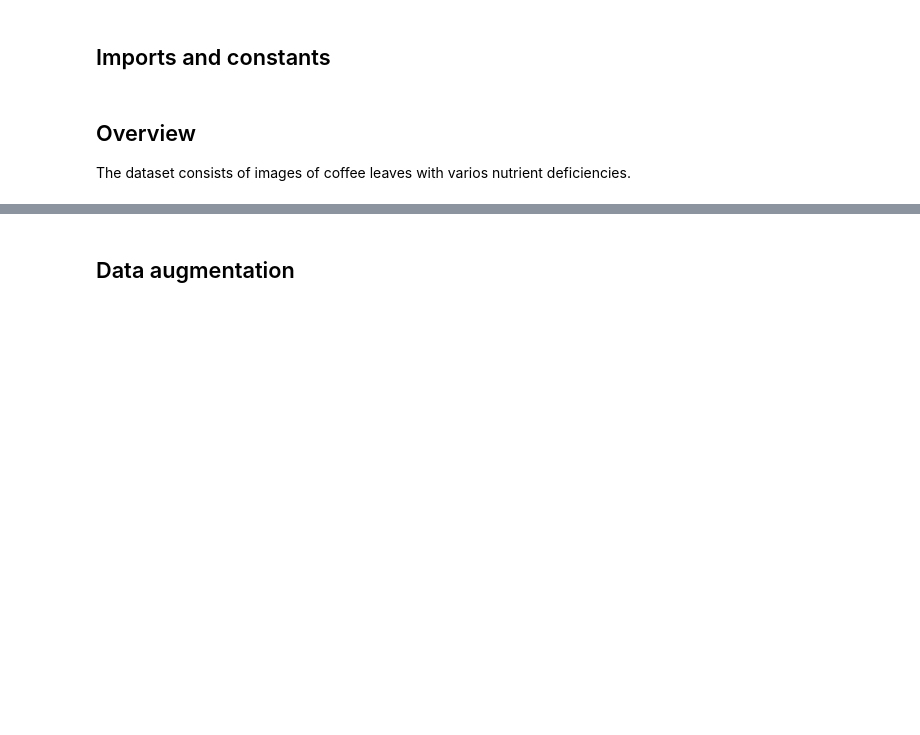
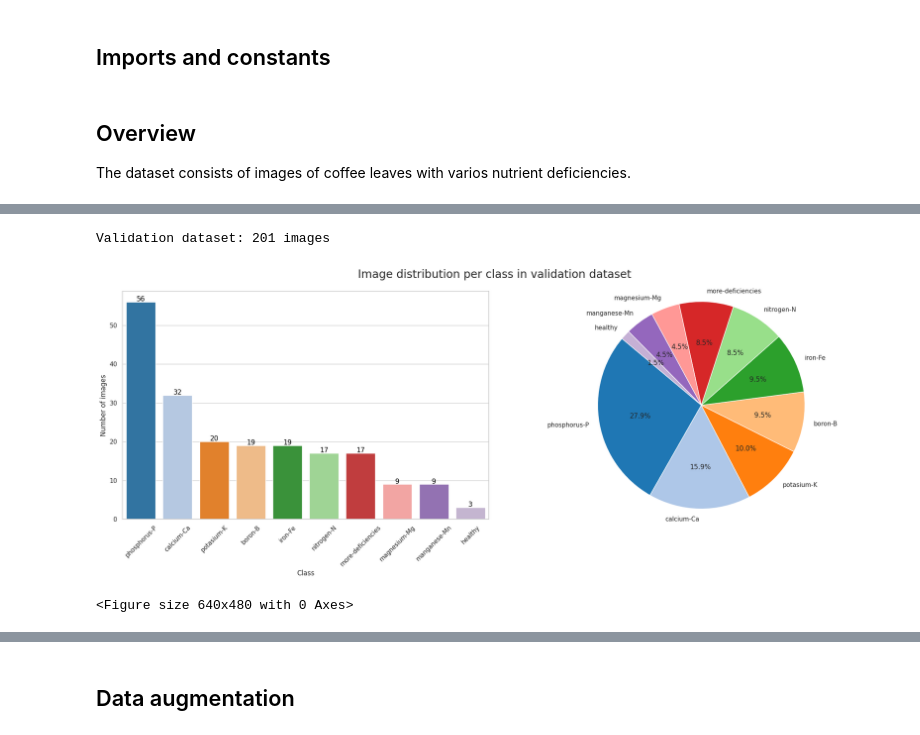
Before and after one commit to encars28/CoLeaf-CNN, a Jupyter notebook: data.ipynb, the cells around one changed output, grey strips where cells are left out. Saved outputs shown, nothing was run; the diff lists cells and outputs as text; code cells hidden in the pictures; blank space fills up the shorter version.

```diff
--- a/data.ipynb
+++ b/data.ipynb
@@ -45,0 +103,7 @@ plt.show()
+# %%
+print(f"Validation dataset: {len(val_dataset)} images")
+plot_images_per_class(df_val, 'validation dataset')
+# %% [output]
+Validation dataset: 201 images
+[figure, added]
+<Figure size 640x480 with 0 Axes>
```
Also changed, not shown: parts of 16 cells of this notebook, 14 other files.
